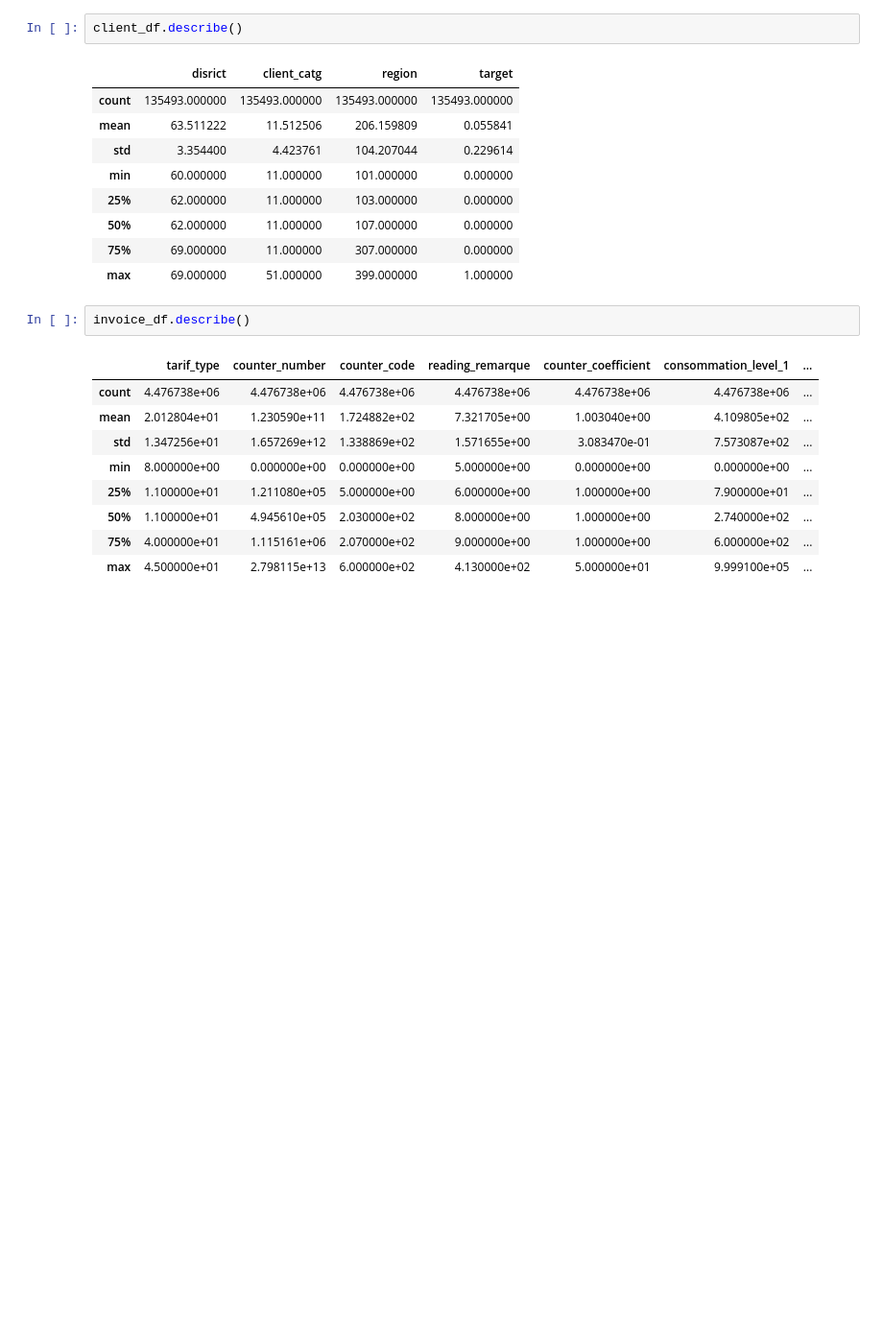
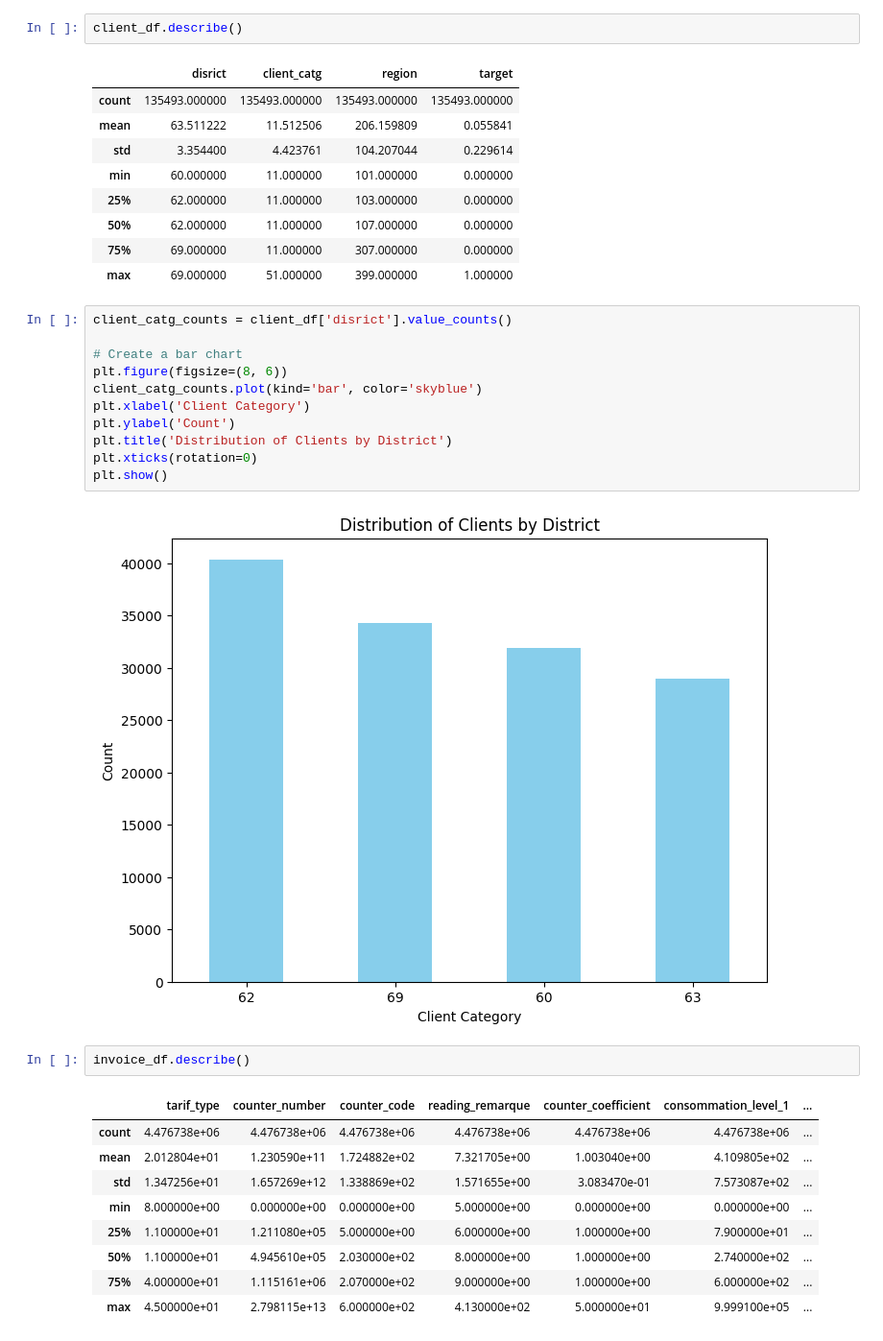
Before and after one commit to mariagichomo/Fraud-detection, a Jupyter notebook: Fraud_detection_pynb.ipynb, the cells around one changed output. Shown: that part at 96% size. Drawn from its saved outputs; the diff is of its cells as text; blank space fills up the shorter version.

```diff
--- a/Fraud_detection_pynb.ipynb
+++ b/Fraud_detection_pynb.ipynb
@@ -163,6 +163,19 @@ client_df.describe()
 | 50% | 62.000000 | 11.000000 | 107.000000 | 0.000000 |
 | 75% | 69.000000 | 11.000000 | 307.000000 | 0.000000 |
 | max | 69.000000 | 51.000000 | 399.000000 | 1.000000 |
+# %%
+client_catg_counts = client_df['disrict'].value_counts()
+
+# Create a bar chart
+plt.figure(figsize=(8, 6))
+client_catg_counts.plot(kind='bar', color='skyblue')
+plt.xlabel('Client Category')
+plt.ylabel('Count')
+plt.title('Distribution of Clients by District')
+plt.xticks(rotation=0)
+plt.show()
+# %% [output]
+[figure, added]
 # %%
 invoice_df.describe()
 # %% [output]
```
